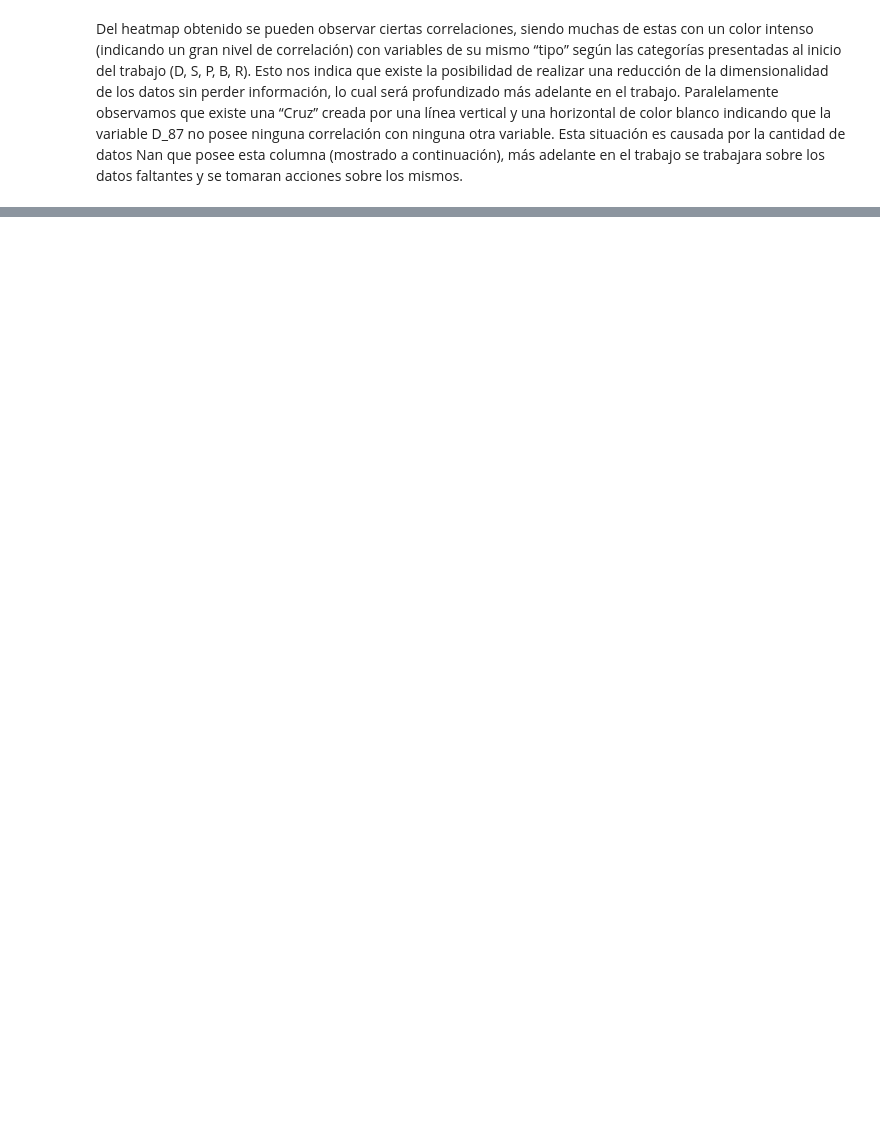
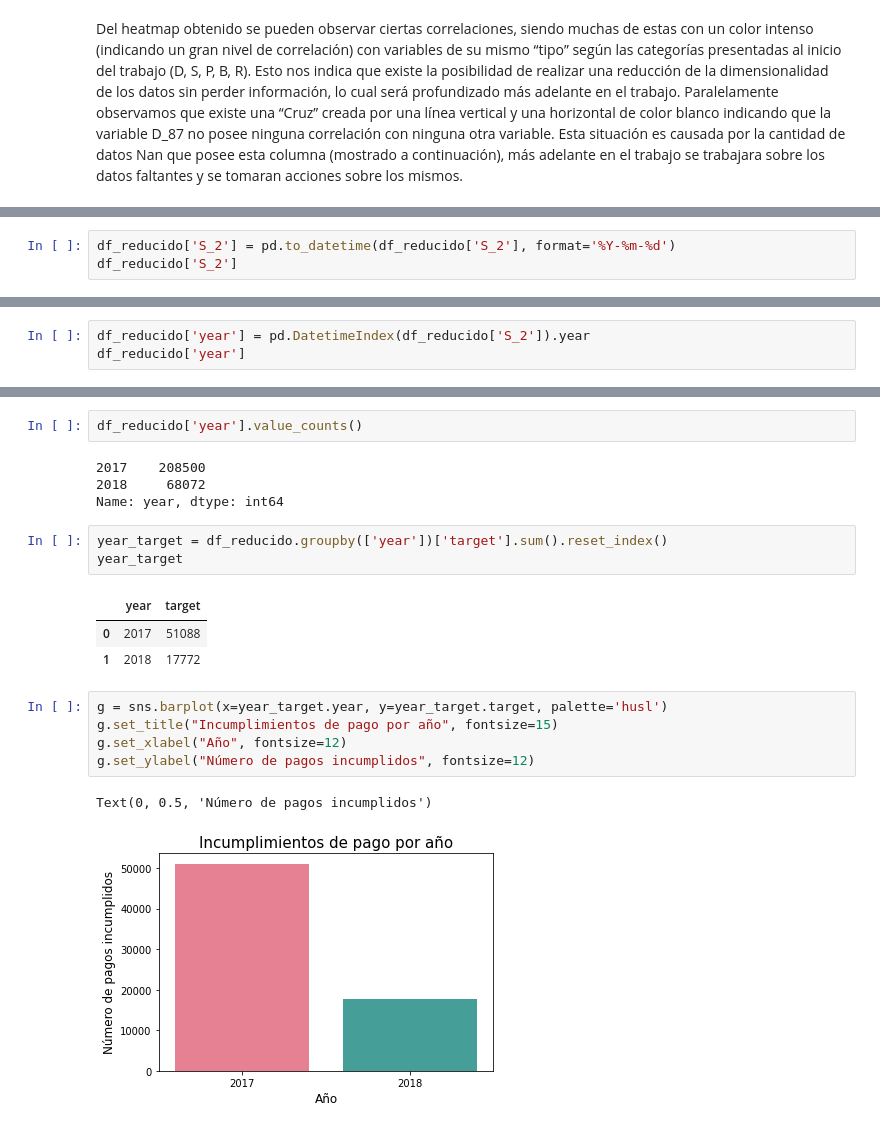
Before and after one commit to gabrielPeraltaM/datos-tp3, a Jupyter notebook: main_parquet.ipynb, the cells around one changed output, grey strips where cells are left out. Saved outputs shown, nothing was run; the diff lists cells and outputs as text; blank space fills up the shorter version.

```diff
--- a/main_parquet.ipynb
+++ b/main_parquet.ipynb
@@ -107,0 +289,3 @@ df_reducido.loc[:,'D_87']
+# %%
+df_reducido['S_2'] = pd.to_datetime(df_reducido['S_2'], format='%Y-%m-%d')
+df_reducido['S_2']
@@ -107,0 +305,3 @@ df_reducido.loc[:,'D_87']
+# %%
+df_reducido['year'] = pd.DatetimeIndex(df_reducido['S_2']).year
+df_reducido['year']
@@ -107,0 +321,21 @@ df_reducido.loc[:,'D_87']
+# %%
+df_reducido['year'].value_counts()
+# %% [output]
+2017    208500
+2018     68072
+Name: year, dtype: int64
+# %%
+year_target = df_reducido.groupby(['year'])['target'].sum().reset_index()
+year_target
+# %% [output]
+|  | year | target |
+| 0 | 2017 | 51088 |
+| 1 | 2018 | 17772 |
+# %%
+g = sns.barplot(x=year_target.year, y=year_target.target, palette='husl')
+g.set_title("Incumplimientos de pago por año", fontsize=15)
+g.set_xlabel("Año", fontsize=12)
+g.set_ylabel("Número de pagos incumplidos", fontsize=12)
+# %% [output]
+Text(0, 0.5, 'Número de pagos incumplidos')
+[figure, added]
```
Also changed, not shown: parts of 40 cells of this notebook.
